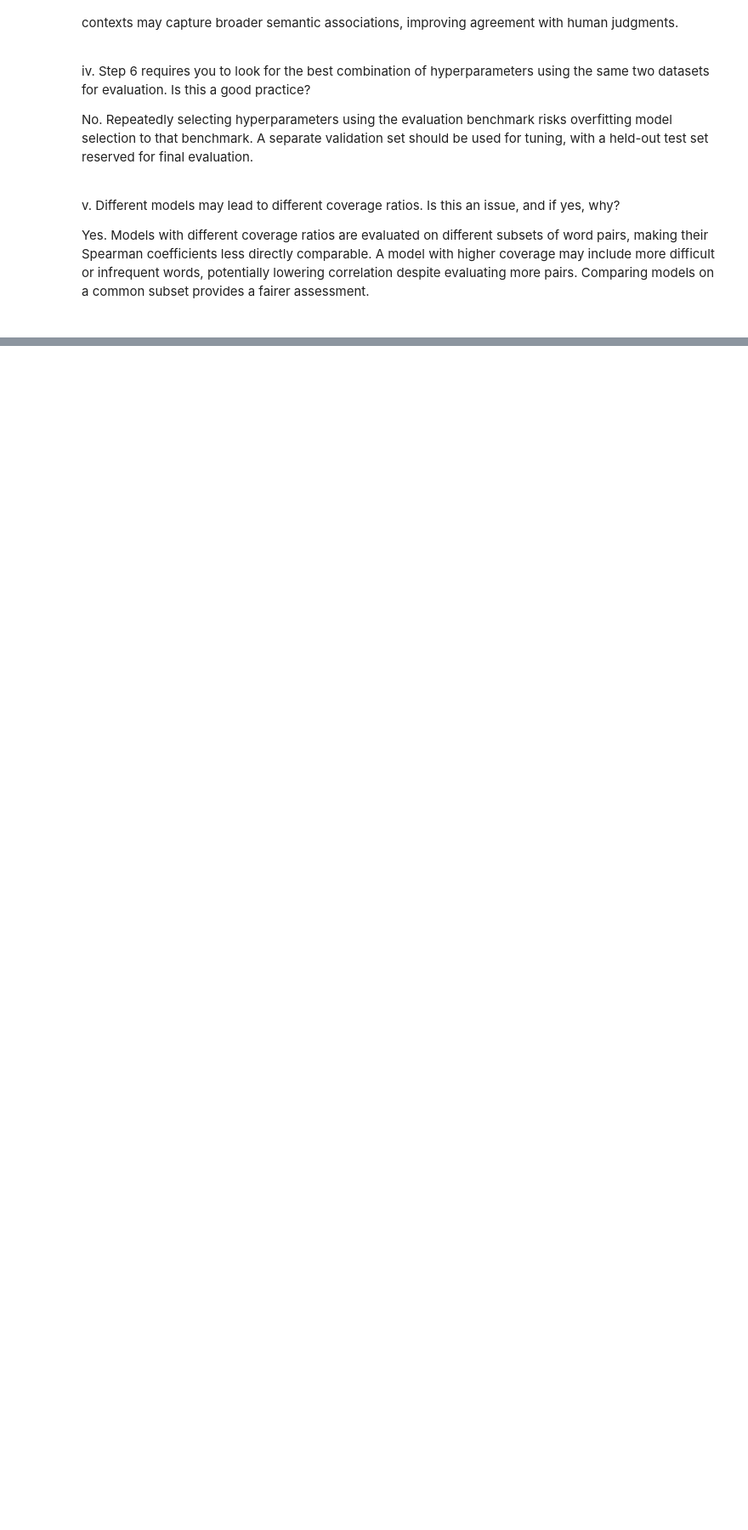
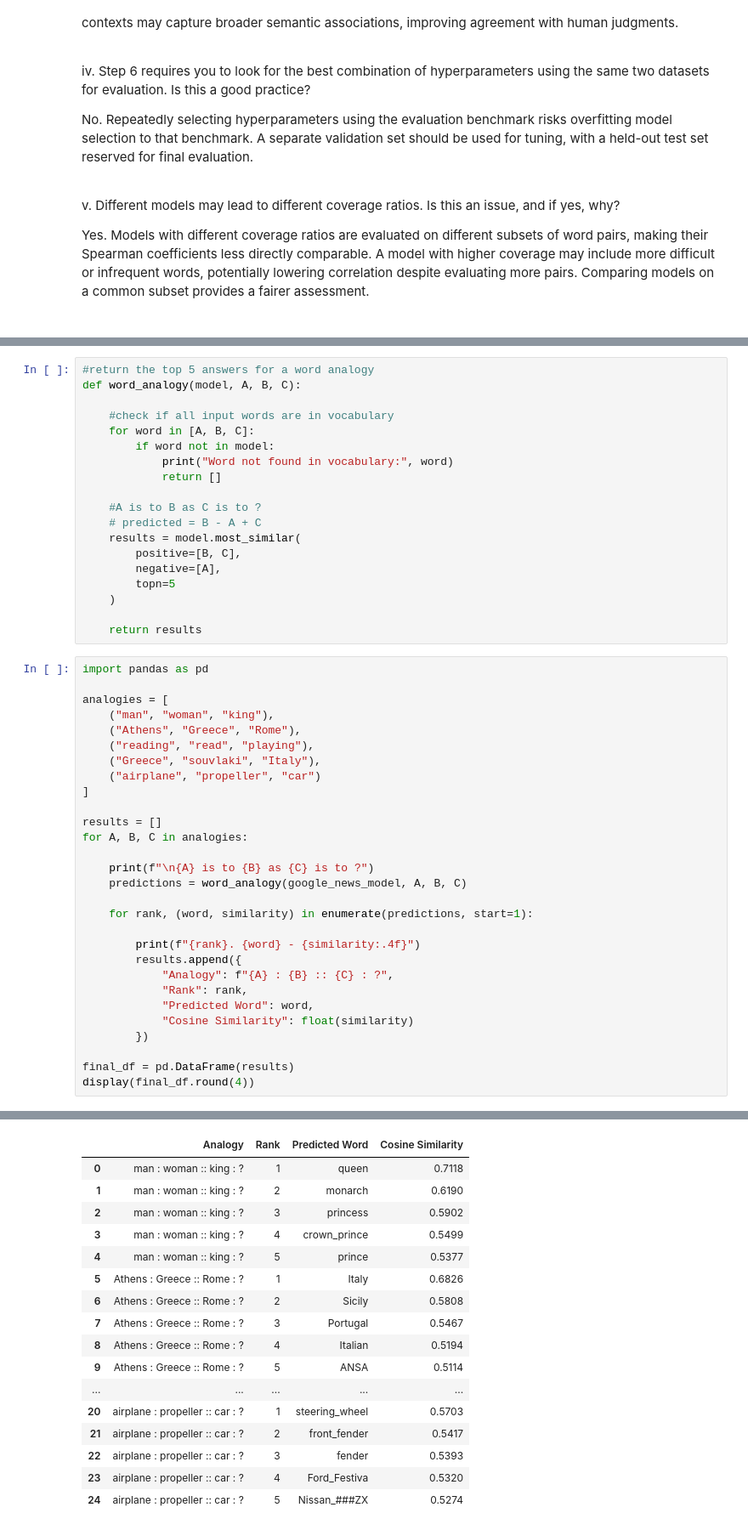
Before and after one commit to yvn2000/NLP_CW1, a Jupyter notebook: material/F21NL_CW1.ipynb, the cells around one changed output, grey strips where cells are left out. Shown at 85% size. Drawn from its saved outputs; the diff is of its cells as text; blank space fills up the shorter version.

```diff
--- a/material/F21NL_CW1.ipynb
+++ b/material/F21NL_CW1.ipynb
@@ -1757,0 +1788,49 @@ Yes. Models with different coverage ratios are evaluated on different subsets of
+# %%
+#return the top 5 answers for a word analogy
+def word_analogy(model, A, B, C):
+
+    #check if all input words are in vocabulary
+    for word in [A, B, C]:
+        if word not in model:
+            print("Word not found in vocabulary:", word)
+            return []
+
+    #A is to B as C is to ?
+    # predicted = B - A + C
+    results = model.most_similar(
+        positive=[B, C],
+        negative=[A],
+        topn=5
+    )
+
+    return results
+# %%
+import pandas as pd
+
+analogies = [
+    ("man", "woman", "king"),
+    ("Athens", "Greece", "Rome"),
+    ("reading", "read", "playing"),
+    ("Greece", "souvlaki", "Italy"),
+    ("airplane", "propeller", "car")
+]
+
+results = []
+for A, B, C in analogies:
+
+    print(f"\n{A} is to {B} as {C} is to ?")
+    predictions = word_analogy(google_news_model, A, B, C)
+
+    for rank, (word, similarity) in enumerate(predictions, start=1):
+
+        print(f"{rank}. {word} - {similarity:.4f}")
+        results.append({
+            "Analogy": f"{A} : {B} :: {C} : ?",
+            "Rank": rank,
+            "Predicted Word": word,
+            "Cosine Similarity": float(similarity)
+        })
+
+final_df = pd.DataFrame(results)
+display(final_df.round(4))
+# %% [output]
@@ -1757,0 +1854,17 @@ Yes. Models with different coverage ratios are evaluated on different subsets of
+|  | Analogy | Rank | Predicted Word | Cosine Similarity |
+| 0 | man : woman :: king : ? | 1 | queen | 0.7118 |
+| 1 | man : woman :: king : ? | 2 | monarch | 0.6190 |
+| 2 | man : woman :: king : ? | 3 | princess | 0.5902 |
+| 3 | man : woman :: king : ? | 4 | crown_prince | 0.5499 |
+| 4 | man : woman :: king : ? | 5 | prince | 0.5377 |
+| 5 | Athens : Greece :: Rome : ? | 1 | Italy | 0.6826 |
+| 6 | Athens : Greece :: Rome : ? | 2 | Sicily | 0.5808 |
+| 7 | Athens : Greece :: Rome : ? | 3 | Portugal | 0.5467 |
+| 8 | Athens : Greece :: Rome : ? | 4 | Italian | 0.5194 |
+| 9 | Athens : Greece :: Rome : ? | 5 | ANSA | 0.5114 |
+| ... | ... | ... | ... | ... |
+| 20 | airplane : propeller :: car : ? | 1 | steering_wheel | 0.5703 |
+| 21 | airplane : propeller :: car : ? | 2 | front_fender | 0.5417 |
+| 22 | airplane : propeller :: car : ? | 3 | fender | 0.5393 |
+| 23 | airplane : propeller :: car : ? | 4 | Ford_Festiva | 0.5320 |
+| 24 | airplane : propeller :: car : ? | 5 | Nissan_###ZX | 0.5274 |
```
Also changed, not shown: parts of 14 cells of this notebook.
